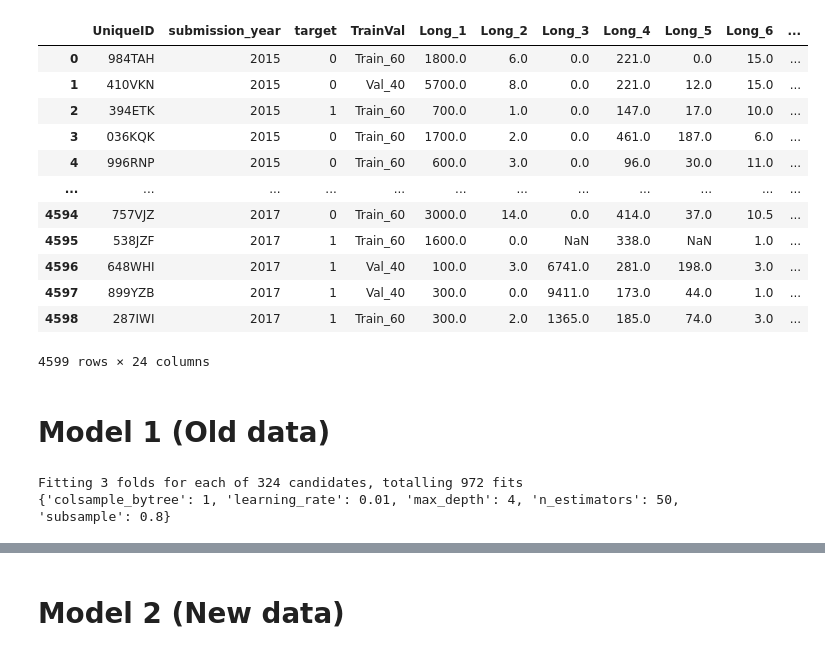
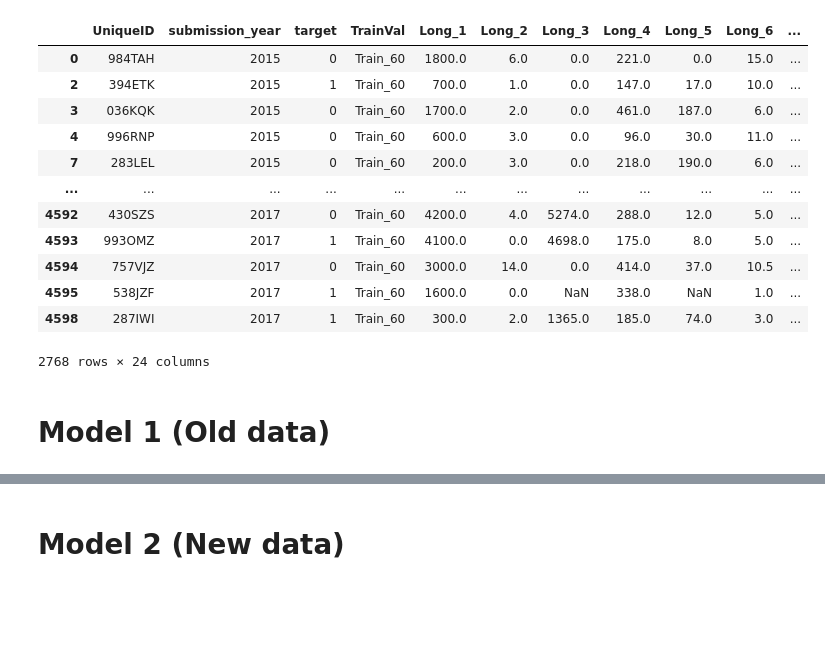
Before and after one commit to yihonghhe/Project_Credibly, a Jupyter notebook: ensemling.ipynb, the cells around one changed output, grey strips where cells are left out. Cells and saved outputs as stored; diff of their text form; code cells hidden in the pictures; blank space fills up the shorter version.

```diff
--- a/ensemling.ipynb
+++ b/ensemling.ipynb
@@ -11,20 +11,24 @@ import matplotlib.pyplot as plt
 # %%
 filename = "datasets/original_dataset.xlsx"
 df = pd.read_excel(filename, engine='openpyxl')
 
-df
+
+# Separate data into training and validation sets
+train_df = df[df['TrainVal'] == 'Train_60']
+val_df = df[df['TrainVal'] == 'Val_40']
+train_df
 # %% [output]
 |  | UniqueID | submission_year | target | TrainVal | Long_1 | Long_2 | Long_3 | Long_4 | Long_5 | Long_6 | ... |
 | 0 | 984TAH | 2015 | 0 | Train_60 | 1800.0 | 6.0 | 0.0 | 221.0 | 0.0 | 15.0 | ... |
-| 1 | 410VKN | 2015 | 0 | Val_40 | 5700.0 | 8.0 | 0.0 | 221.0 | 12.0 | 15.0 | ... |
 | 2 | 394ETK | 2015 | 1 | Train_60 | 700.0 | 1.0 | 0.0 | 147.0 | 17.0 | 10.0 | ... |
 | 3 | 036KQK | 2015 | 0 | Train_60 | 1700.0 | 2.0 | 0.0 | 461.0 | 187.0 | 6.0 | ... |
 | 4 | 996RNP | 2015 | 0 | Train_60 | 600.0 | 3.0 | 0.0 | 96.0 | 30.0 | 11.0 | ... |
+| 7 | 283LEL | 2015 | 0 | Train_60 | 200.0 | 3.0 | 0.0 | 218.0 | 190.0 | 6.0 | ... |
 | ... | ... | ... | ... | ... | ... | ... | ... | ... | ... | ... | ... |
+| 4592 | 430SZS | 2017 | 0 | Train_60 | 4200.0 | 4.0 | 5274.0 | 288.0 | 12.0 | 5.0 | ... |
+| 4593 | 993OMZ | 2017 | 1 | Train_60 | 4100.0 | 0.0 | 4698.0 | 175.0 | 8.0 | 5.0 | ... |
 | 4594 | 757VJZ | 2017 | 0 | Train_60 | 3000.0 | 14.0 | 0.0 | 414.0 | 37.0 | 10.5 | ... |
 | 4595 | 538JZF | 2017 | 1 | Train_60 | 1600.0 | 0.0 | NaN | 338.0 | NaN | 1.0 | ... |
-| 4596 | 648WHI | 2017 | 1 | Val_40 | 100.0 | 3.0 | 6741.0 | 281.0 | 198.0 | 3.0 | ... |
-| 4597 | 899YZB | 2017 | 1 | Val_40 | 300.0 | 0.0 | 9411.0 | 173.0 | 44.0 | 1.0 | ... |
 | 4598 | 287IWI | 2017 | 1 | Train_60 | 300.0 | 2.0 | 1365.0 | 185.0 | 74.0 | 3.0 | ... |
-4599 rows × 24 columns
+2768 rows × 24 columns
 # %%
@@ -52,28 +76,3 @@ X_val_full= val_df.drop(columns=['UniqueID', 'submission_year', 'target', 'Train
 y_val = val_df['target']
 # %% [markdown]
 # Model 1 (Old data)
-# %%
-# Train the XGBoost model with hyper parameter tuning
-
-# Define the parameter grid
-param_grid_old = {
-    'learning_rate': [0.01, 0.05, 0.1],
-    'max_depth': [3, 4, 5, 6],
-    'n_estimators': [50, 100, 150],
-    'subsample': [0.8, 0.9, 1],
-    'colsample_bytree': [0.8, 0.9, 1],
-}
-clf_old = xgb.XGBClassifier()
-grid_search_old = GridSearchCV(clf_old, param_grid_old, scoring='roc_auc', cv=3, verbose=1)
-grid_search_old.fit(X_train_old, y_train)
-
-# Best hyperparameters
-print(grid_search_old.best_params_)
-
-best_clf_old = grid_search_old.best_estimator_
-
-# Predict using the best model
-# y_pred = best_clf.predict(X_val_new)
-# %% [output]
-Fitting 3 folds for each of 324 candidates, totalling 972 fits
-{'colsample_bytree': 1, 'learning_rate': 0.01, 'max_depth': 4, 'n_estimators': 50, 'subsample': 0.8}
```
Also changed, not shown: parts of 13 cells of this notebook, 4 other files.
